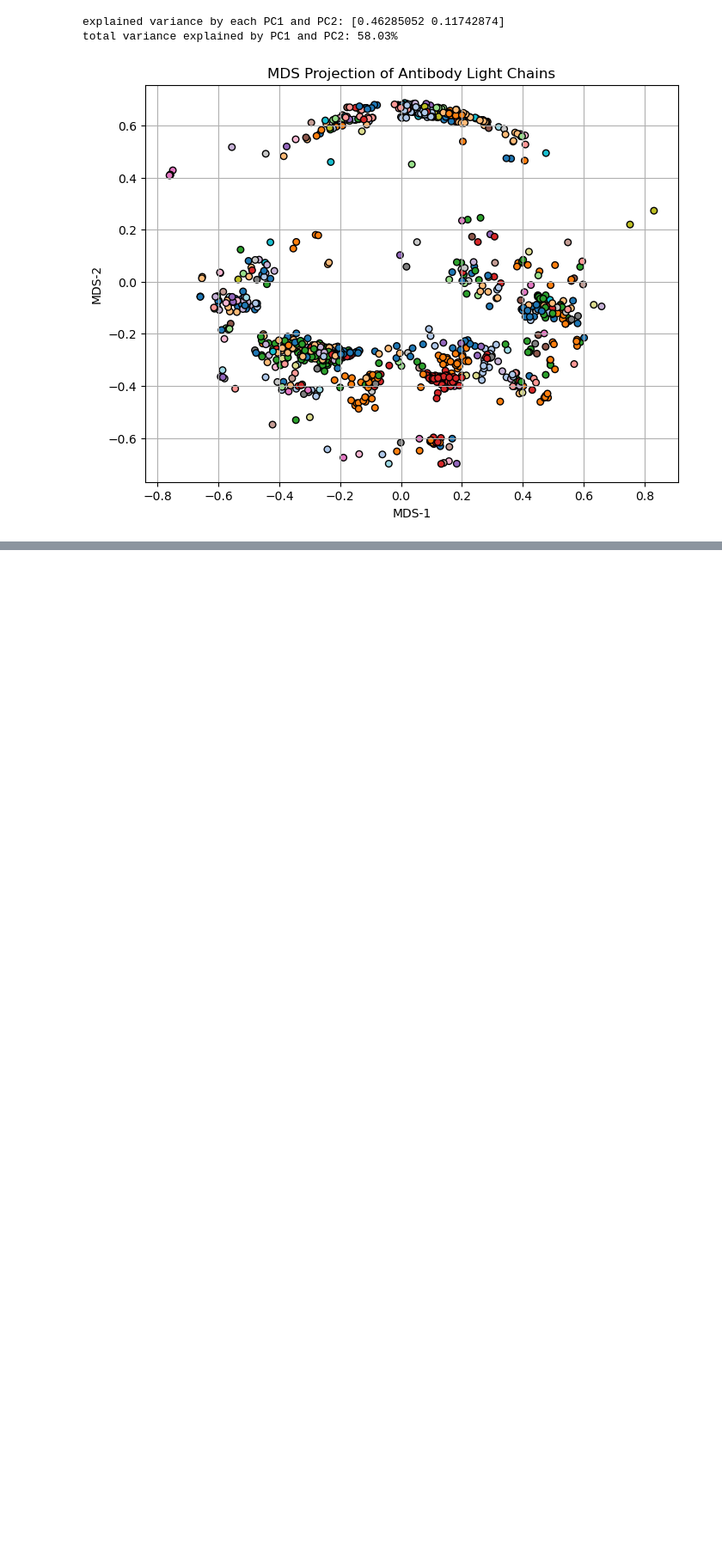
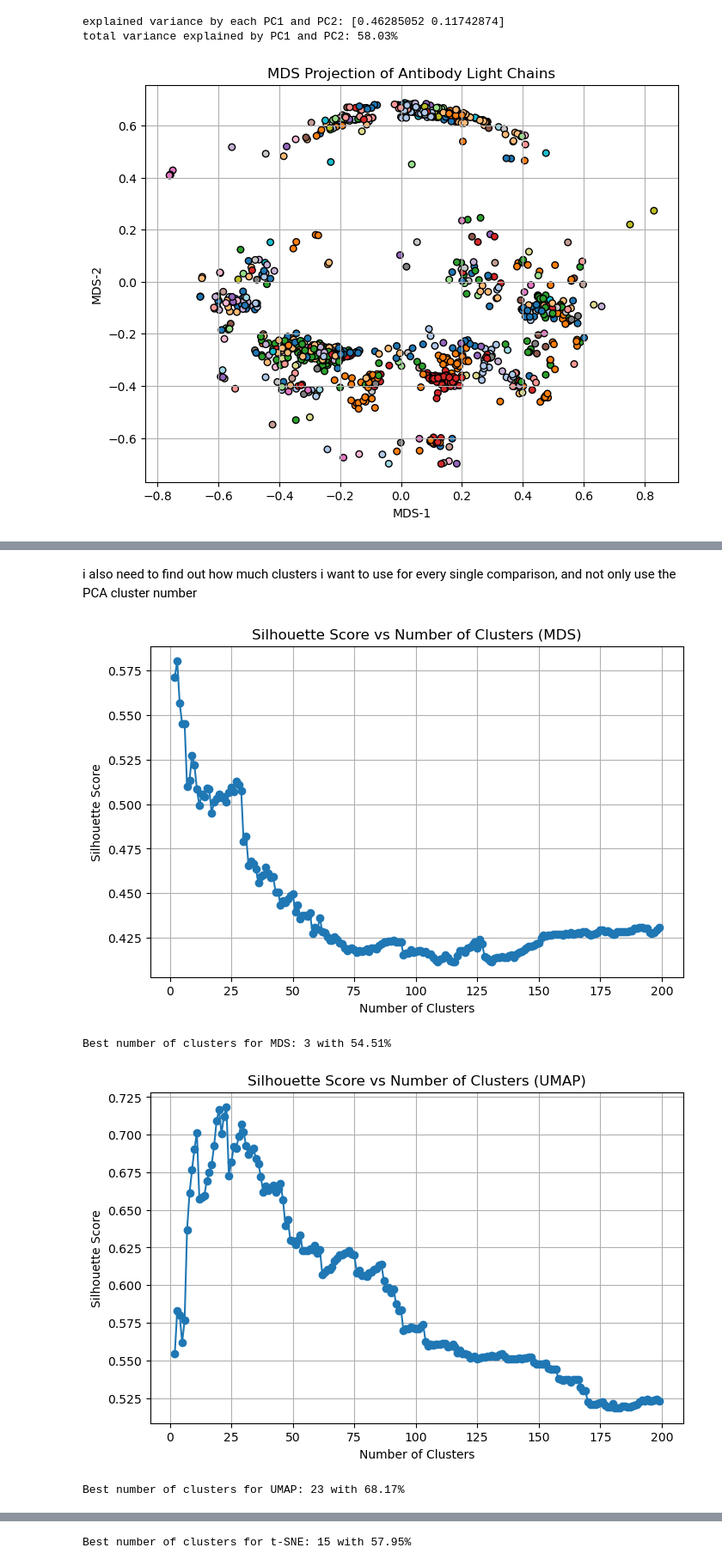
Before and after one commit to datascience-2025-group4/group04-team03, a Jupyter notebook: blasting/mmseqs/light_chains_analysis.ipynb, the cells around one changed output, grey strips where cells are left out. Shown at 86% size. Saved outputs shown, nothing was run; the diff lists cells and outputs as text; code cells hidden in the pictures; blank space fills up the shorter version.

```diff
--- a/blasting/mmseqs/light_chains_analysis.ipynb
+++ b/blasting/mmseqs/light_chains_analysis.ipynb
@@ -257,0 +281,47 @@ plt.show()
+# %% [markdown]
+i also need to find out how much clusters i want to use for every single comparison, and not only use the PCA cluster number
+# %%
+from sklearn.metrics import silhouette_score
+from sklearn.cluster import AgglomerativeClustering
+import matplotlib.pyplot as plt
+import numpy as np
+
+def cluster_number(embedding, method_name="embedding", cluster_range=range(2, 200)):
+
+    scores = []
+    for k in cluster_range:
+        clustering = AgglomerativeClustering(n_clusters=k)
+        labels = clustering.fit_predict(embedding)
+        try:
+            score = silhouette_score(embedding, labels)
+            scores.append((k, score))
+        except Exception as e:
+            print(f"Failed at {k} clusters: {e}")
+            continue
+
+    # Plotting
+    ks, sil_scores = zip(*scores)
+    plt.figure(figsize=(8, 5))
+    plt.plot(ks, sil_scores, marker='o')
+    plt.title(f"Silhouette Score vs Number of Clusters ({method_name})")
+    plt.xlabel("Number of Clusters")
+    plt.ylabel("Silhouette Score")
+    plt.grid(True)
+    plt.show()
+
+    # Best k
+    best_k = ks[np.argmax(sil_scores)]
+    best_score = sil_scores[best_k]
+
+    print(f"\nBest number of clusters for {method_name}: {best_k} with {best_score * 100:.2f}%")
+    return best_k
+
+
+best_k_mds = cluster_number(mds_plot, method_name="MDS")
+best_k_umap = cluster_number(umap_plot, method_name="UMAP")
+best_k_tsne = cluster_number(tsne_plot, method_name="t-SNE")
+# %% [output]
+[figure, added]
+Best number of clusters for MDS: 3 with 54.51%
+[figure, added]
+Best number of clusters for UMAP: 23 with 68.17%
@@ -257,0 +329 @@ plt.show()
+Best number of clusters for t-SNE: 15 with 57.95%
```
Also changed, not shown: parts of 7 cells of this notebook.
